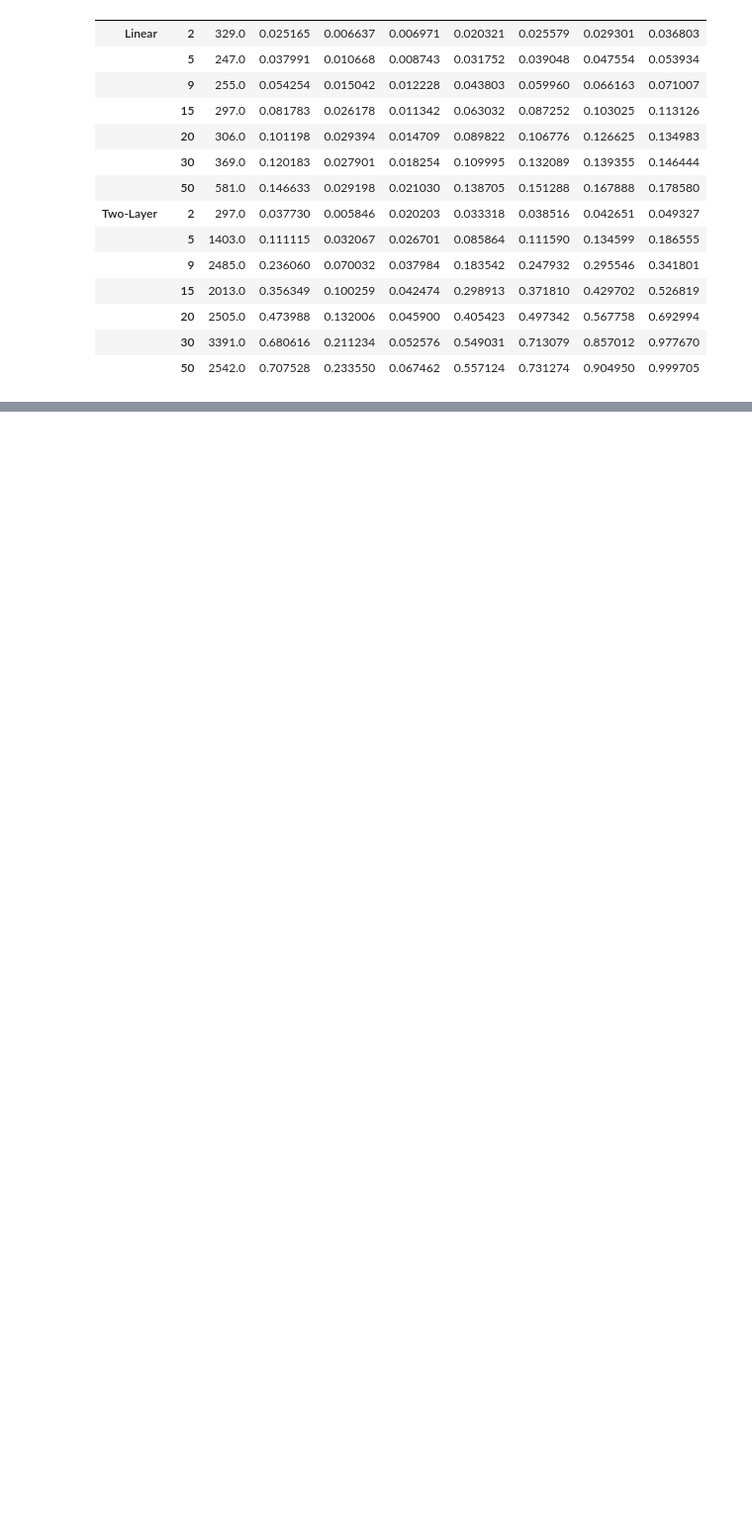
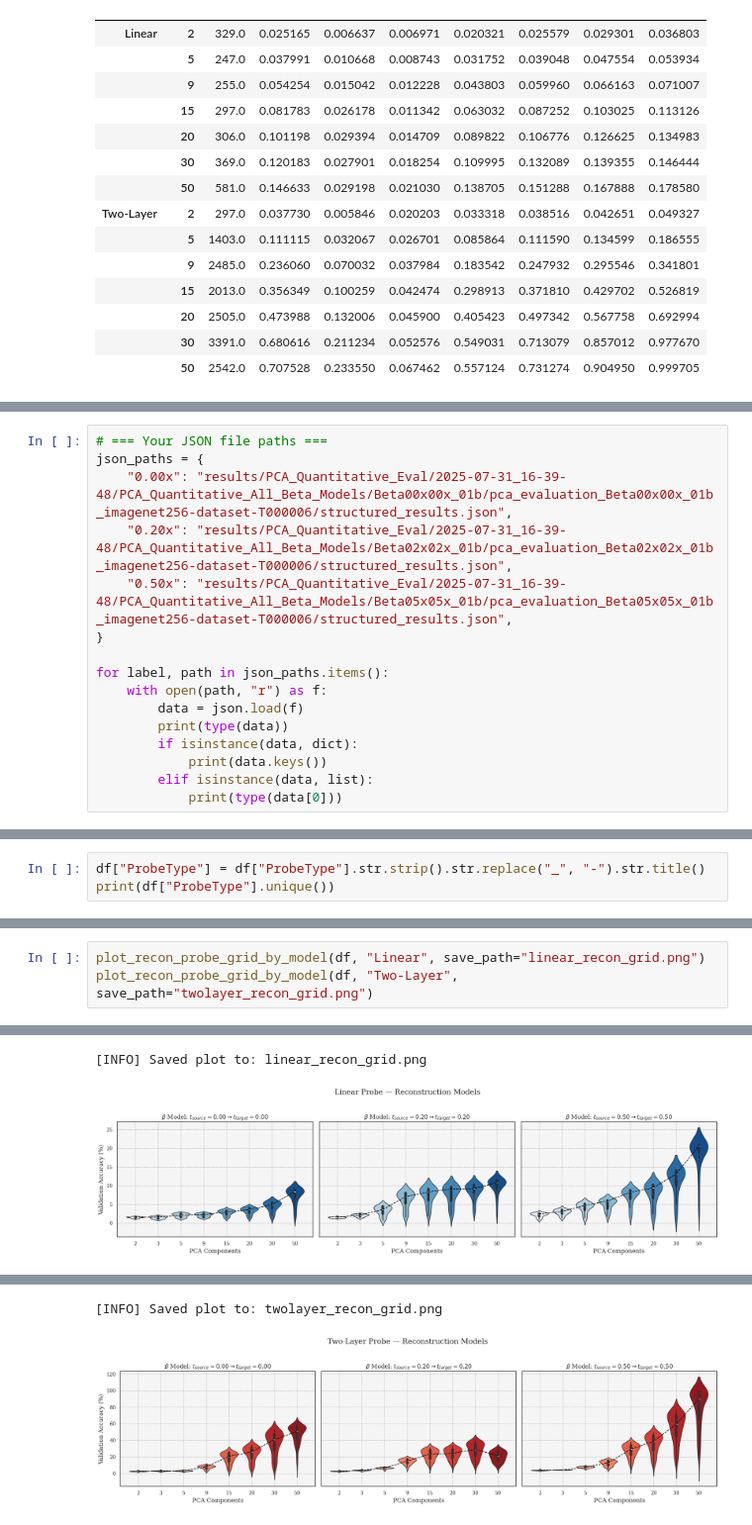
Before and after one commit to JaninaMattes/NoiseGuided-SmoothLFM, a Jupyter notebook: evaluation/plots/pca_eval_graphs.ipynb, the cells around one changed output, grey strips where cells are left out. Shown at 99% size. Cells and saved outputs as stored; diff of their text form; blank space fills up the shorter version.

Commit message:
src: Update eval pipeline

```diff
--- a/evaluation/plots/pca_eval_graphs.ipynb
+++ b/evaluation/plots/pca_eval_graphs.ipynb
@@ -641,0 +760,16 @@ plt.show()
+# %%
+# === Your JSON file paths ===
+json_paths = {
+    "0.00x": "results/PCA_Quantitative_Eval/2025-07-31_16-39-48/PCA_Quantitative_All_Beta_Models/Beta00x00x_01b/pca_evaluation_Beta00x00x_01b_imagenet256-dataset-T000006/structured_results.json",
+    "0.20x": "results/PCA_Quantitative_Eval/2025-07-31_16-39-48/PCA_Quantitative_All_Beta_Models/Beta02x02x_01b/pca_evaluation_Beta02x02x_01b_imagenet256-dataset-T000006/structured_results.json",
+    "0.50x": "results/PCA_Quantitative_Eval/2025-07-31_16-39-48/PCA_Quantitative_All_Beta_Models/Beta05x05x_01b/pca_evaluation_Beta05x05x_01b_imagenet256-dataset-T000006/structured_results.json",
+}
+
+for label, path in json_paths.items():
+    with open(path, "r") as f:
+        data = json.load(f)
+        print(type(data))
+        if isinstance(data, dict):
+            print(data.keys())
+        elif isinstance(data, list):
+            print(type(data[0]))
@@ -641,0 +885,3 @@ plt.show()
+# %%
+df["ProbeType"] = df["ProbeType"].str.strip().str.replace("_", "-").str.title()
+print(df["ProbeType"].unique())
@@ -641,0 +914,4 @@ plt.show()
+# %%
+plot_recon_probe_grid_by_model(df, "Linear", save_path="linear_recon_grid.png")
+plot_recon_probe_grid_by_model(df, "Two-Layer", save_path="twolayer_recon_grid.png")
+# %% [output]
@@ -641,0 +927,2 @@ plt.show()
+[INFO] Saved plot to: linear_recon_grid.png
+[figure, added]
@@ -641,0 +938,2 @@ plt.show()
+[INFO] Saved plot to: twolayer_recon_grid.png
+[figure, added]
```
Also changed, not shown: parts of 17 cells of this notebook, 17 other files.
